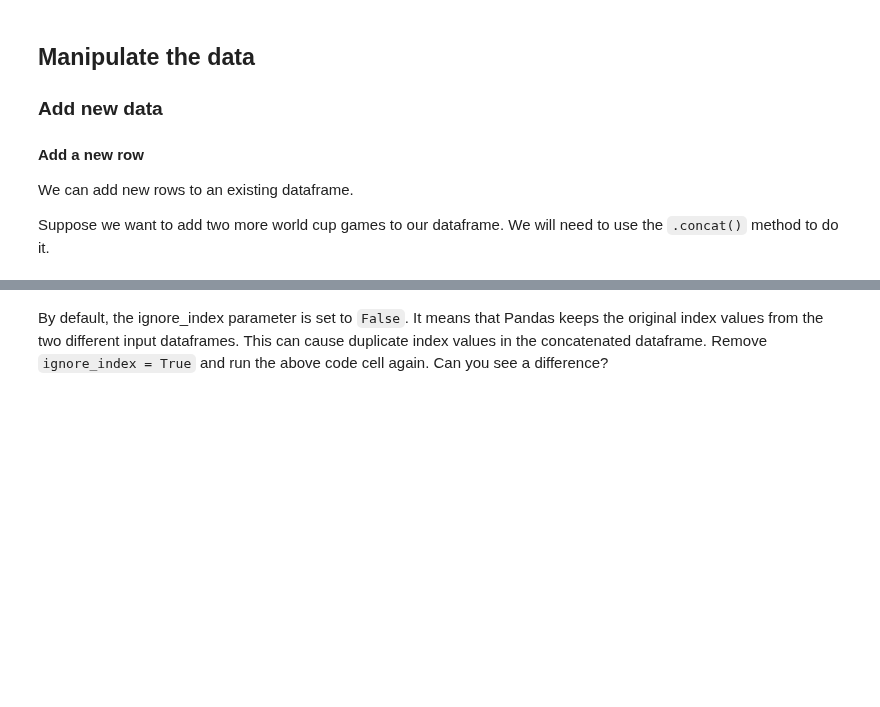
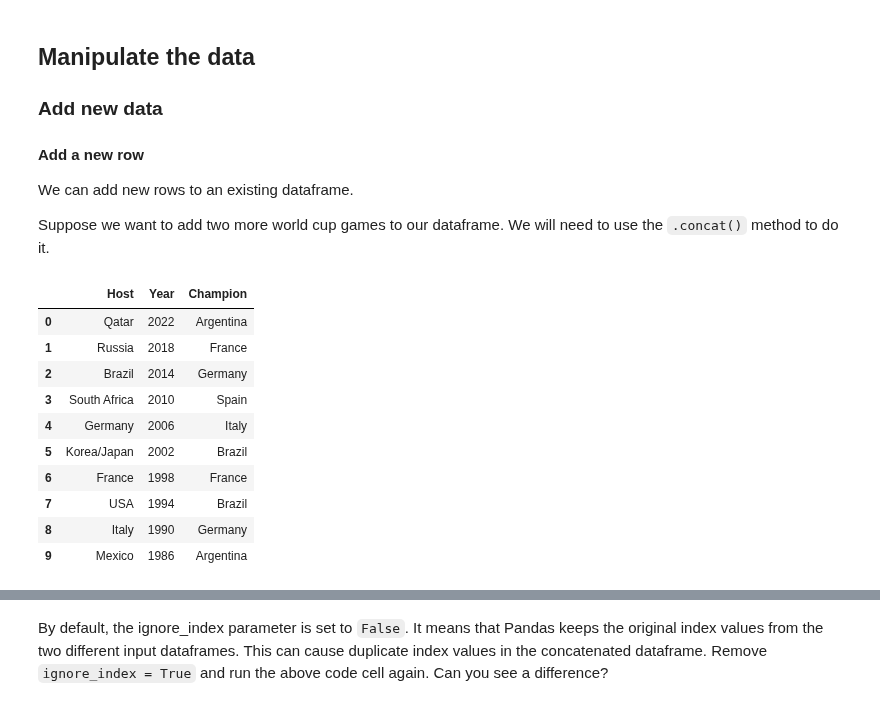
Before and after one commit to ithaka/constellate-notebooks, a Jupyter notebook: pandas-1.ipynb, the cells around one changed output, grey strips where cells are left out. Cells and saved outputs as stored; diff of their text form; code cells hidden in the pictures; blank space fills up the shorter version.

```diff
--- a/pandas-1.ipynb
+++ b/pandas-1.ipynb
@@ -385,41 +718,21 @@ wcup.sort_index(ascending=False)
 We can add new rows to an existing dataframe.
 
 Suppose we want to add two more world cup games to our dataframe. We will need to use the `.concat()` method to do it.
-# %%
-# Get the original dataframe
-wcup = pd.DataFrame({"Year": [2022,
-                              2018,
-                              2014,
-                              2010,
-                              2006,
-                              2002,
-                              1998,
-                              1994,
-                              1990,
-                              1986],
-
-                         "Champion": ["Argentina",
-                                      "France",
-                                      "Germany",
-                                      "Spain",
-                                      "Italy",
-                                      "Brazil",
-                                      "France",
-                                      "Brazil",
-                                      "Germany",
-                                      "Argentina"],
-
-                         "Host": ["Qatar",
-                                  "Russia",
-                                  "Brazil",
-                                  "South Africa",
-                                  "Germany",
-                                  "Japan and South Korea",
-                                  "France",
-                                  "USA",
-                                  "Italy",
-                                  "Mexico"]
-                         })
+# %%
+# Take a look at our current dataframe
+wcup
+# %% [output]
+|  | Host | Year | Champion |
+| 0 | Qatar | 2022 | Argentina |
+| 1 | Russia | 2018 | France |
+| 2 | Brazil | 2014 | Germany |
+| 3 | South Africa | 2010 | Spain |
+| 4 | Germany | 2006 | Italy |
+| 5 | Korea/Japan | 2002 | Brazil |
+| 6 | France | 1998 | France |
+| 7 | USA | 1994 | Brazil |
+| 8 | Italy | 1990 | Germany |
+| 9 | Mexico | 1986 | Argentina |
 # %%
 # We first make a dataframe using the new data
 new_data = pd.DataFrame({'Year': [1982, 1978],
```
Also changed, not shown: parts of 65 cells of this notebook.
